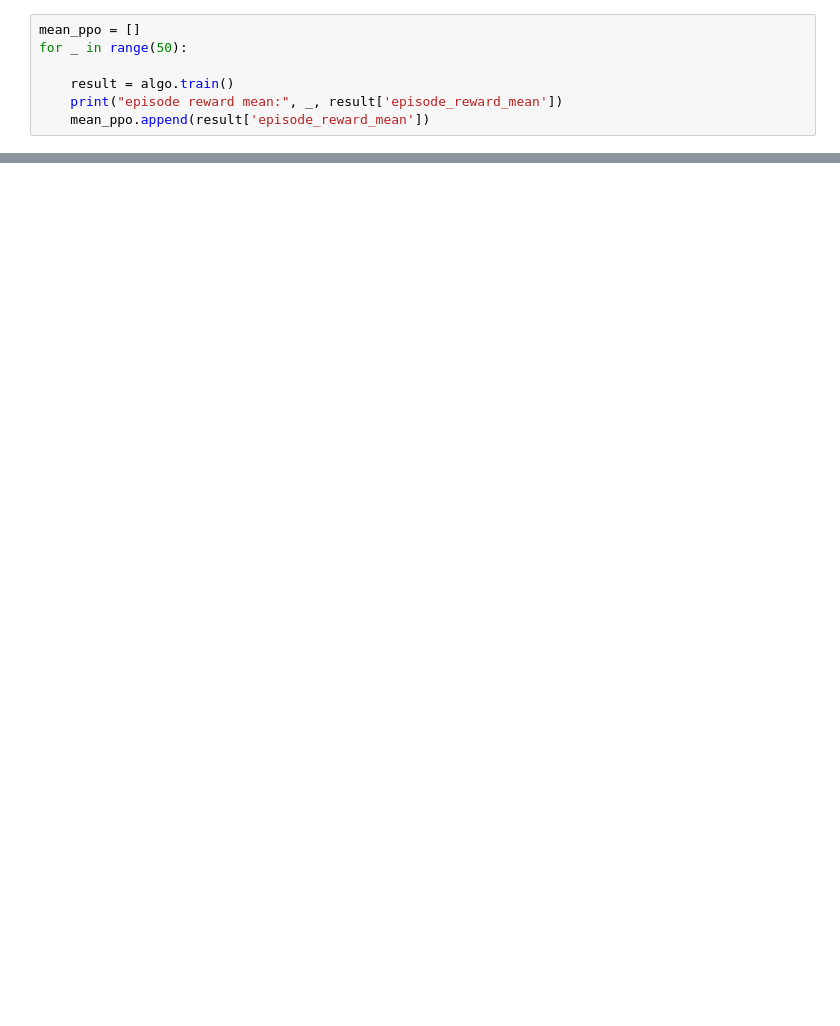
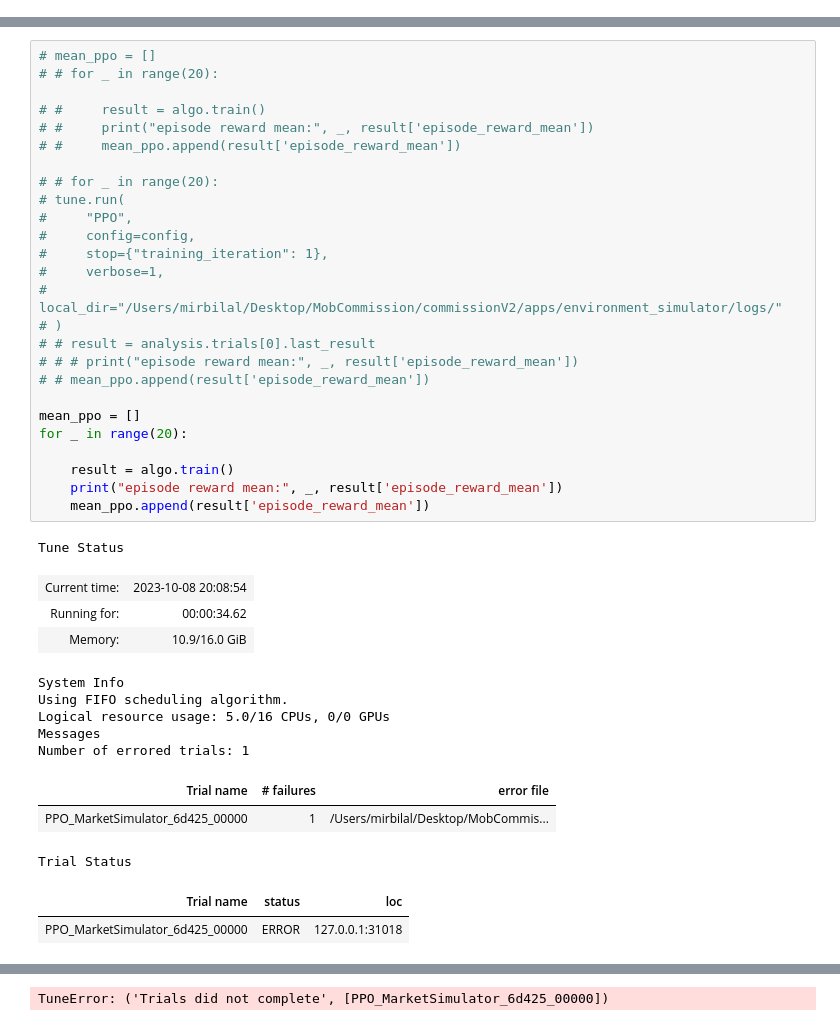
Before and after one commit to zayev123/commissionV2, a Jupyter notebook: scripts/environment_simulator/market_simulation.ipynb, the cells around one changed output, grey strips where cells are left out. Drawn from its saved outputs; the diff is of its cells as text; blank space fills up the shorter version.

```diff
--- a/scripts/environment_simulator/market_simulation.ipynb
+++ b/scripts/environment_simulator/market_simulation.ipynb
@@ -83,7 +76,0 @@ ValueError: unconverted data remains: +00:00
-# %%
-mean_ppo = []
-for _ in range(50):
-
-    result = algo.train()
-    print("episode reward mean:", _, result['episode_reward_mean'])
-    mean_ppo.append(result['episode_reward_mean'])
@@ -133,0 +77,41 @@ episode reward mean: 49 -13130282.145371566
+# %%
+# mean_ppo = []
+# # for _ in range(20):
+
+# #     result = algo.train()
+# #     print("episode reward mean:", _, result['episode_reward_mean'])
+# #     mean_ppo.append(result['episode_reward_mean'])
+
+# # for _ in range(20):
+# tune.run(
+#     "PPO",
+#     config=config,
+#     stop={"training_iteration": 1},
+#     verbose=1,
+#     local_dir="/Users/mirbilal/Desktop/MobCommission/commissionV2/apps/environment_simulator/logs/"
+# )
+# # result = analysis.trials[0].last_result
+# # # print("episode reward mean:", _, result['episode_reward_mean'])
+# # mean_ppo.append(result['episode_reward_mean'])
+
+mean_ppo = []
+for _ in range(20):
+
+    result = algo.train()
+    print("episode reward mean:", _, result['episode_reward_mean'])
+    mean_ppo.append(result['episode_reward_mean'])
+# %% [output]
+Tune Status
+| Current time: | 2023-10-08 20:08:54 |
+| Running for: | 00:00:34.62 |
+| Memory: | 10.9/16.0 GiB |
+System Info
+Using FIFO scheduling algorithm.
+Logical resource usage: 5.0/16 CPUs, 0/0 GPUs
+Messages
+Number of errored trials: 1
+| Trial name | # failures | error file |
+| PPO_MarketSimulator_6d425_00000 | 1 | /Users/mirbilal/Desktop/MobCommis... |
+Trial Status
+| Trial name | status | loc |
+| PPO_MarketSimulator_6d425_00000 | ERROR | 127.0.0.1:31018 |
@@ -133,0 +135 @@ episode reward mean: 49 -13130282.145371566
+TuneError: ('Trials did not complete', [PPO_MarketSimulator_6d425_00000])
```
Also changed, not shown: parts of 13 cells of this notebook, 12 other files.
